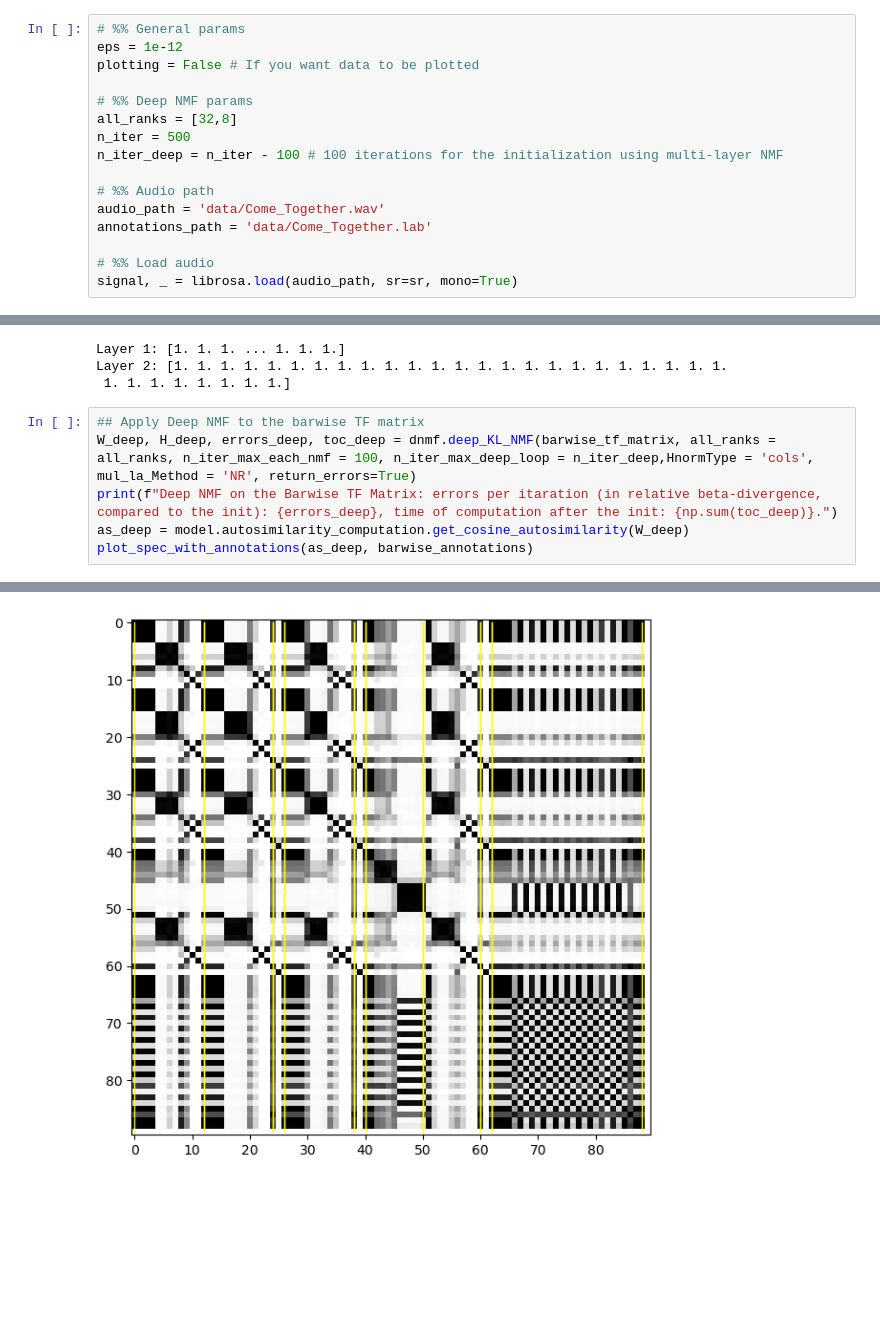
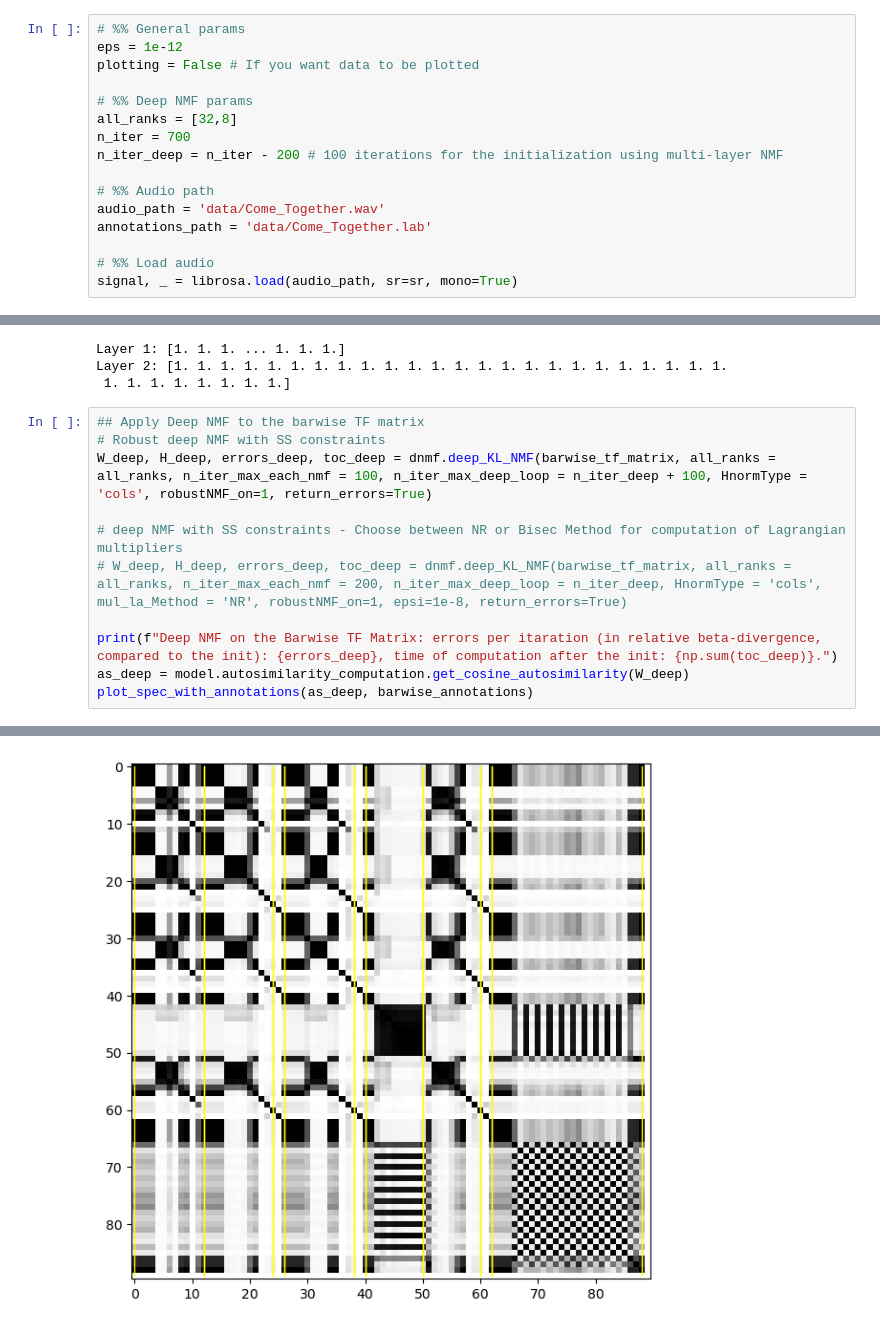
Before and after one commit to ax-le/Deep_NMF_Audio, a Jupyter notebook: notebook_deep_nmf_structure.ipynb, the cells around one changed output, grey strips where cells are left out. Drawn from its saved outputs; the diff is of its cells as text; blank space fills up the shorter version.

```diff
--- a/notebook_deep_nmf_structure.ipynb
+++ b/notebook_deep_nmf_structure.ipynb
@@ -26,8 +26,8 @@ plotting = False # If you want data to be plotted
 
 # %% Deep NMF params
 all_ranks = [32,8]
-n_iter = 500
-n_iter_deep = n_iter - 100 # 100 iterations for the initialization using multi-layer NMF
+n_iter = 700
+n_iter_deep = n_iter - 200 # 100 iterations for the initialization using multi-layer NMF
 
 # %% Audio path
 audio_path = 'data/Come_Together.wav'
@@ -160,7 +148,12 @@ Layer 2: [1. 1. 1. 1. 1. 1. 1. 1. 1. 1. 1. 1. 1. 1. 1. 1. 1. 1. 1. 1. 1. 1. 1. 1
  1. 1. 1. 1. 1. 1. 1. 1.]
 # %%
 ## Apply Deep NMF to the barwise TF matrix
-W_deep, H_deep, errors_deep, toc_deep = dnmf.deep_KL_NMF(barwise_tf_matrix, all_ranks = all_ranks, n_iter_max_each_nmf = 100, n_iter_max_deep_loop = n_iter_deep,HnormType = 'cols', mul_la_Method = 'NR', return_errors=True)
+# Robust deep NMF with SS constraints
+W_deep, H_deep, errors_deep, toc_deep = dnmf.deep_KL_NMF(barwise_tf_matrix, all_ranks = all_ranks, n_iter_max_each_nmf = 100, n_iter_max_deep_loop = n_iter_deep + 100, HnormType = 'cols', robustNMF_on=1, return_errors=True)
+
+# deep NMF with SS constraints - Choose between NR or Bisec Method for computation of Lagrangian multipliers
+# W_deep, H_deep, errors_deep, toc_deep = dnmf.deep_KL_NMF(barwise_tf_matrix, all_ranks = all_ranks, n_iter_max_each_nmf = 200, n_iter_max_deep_loop = n_iter_deep, HnormType = 'cols', mul_la_Method = 'NR', robustNMF_on=1, epsi=1e-8, return_errors=True)
+
 print(f"Deep NMF on the Barwise TF Matrix: errors per itaration (in relative beta-divergence, compared to the init): {errors_deep}, time of computation after the init: {np.sum(toc_deep)}.")
 as_deep = model.autosimilarity_computation.get_cosine_autosimilarity(W_deep)
 plot_spec_with_annotations(as_deep, barwise_annotations)
@@ -185,4 +177,4 @@ Deep NMF on the Barwise TF Matrix: errors per itaration (in relative beta-diverg
-[figure, old version]
+[figure, new version]
 # %%
 # Evolution of the erros at the different levels of
 # deep β-NMF with β = 1 (initialized with multilayer β-NMF after 100 iterations)
```
Also changed, not shown: parts of 9 cells of this notebook.
